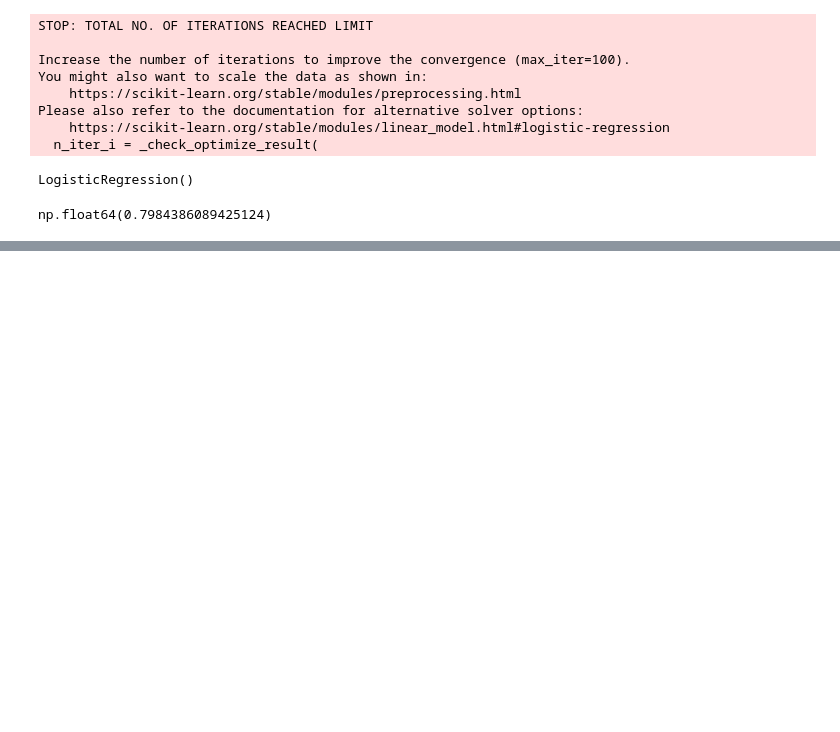
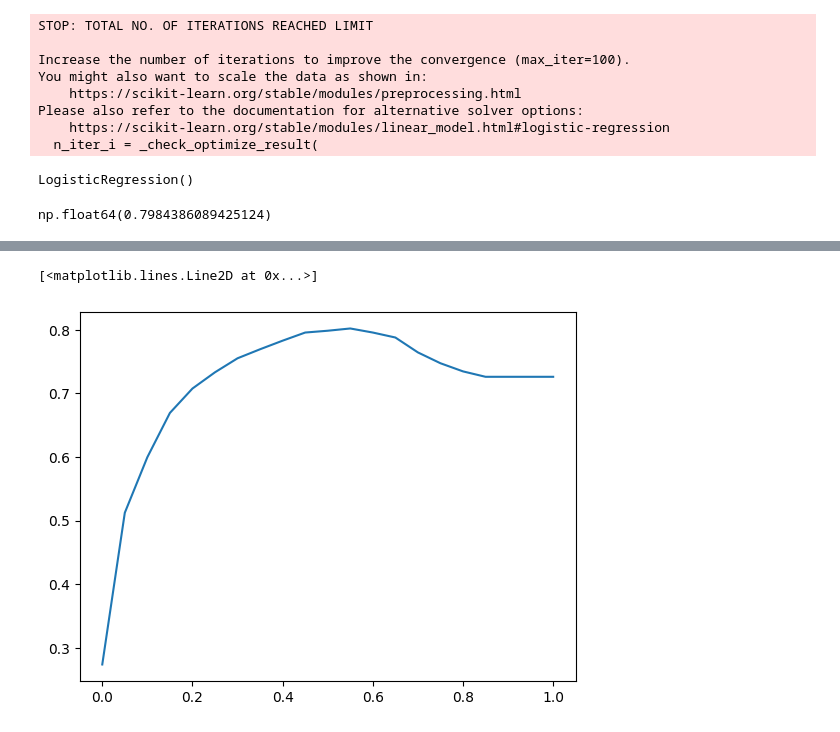
Before and after one commit to mrmyothet/machine-learning-zoomcamp, a Jupyter notebook: 04-Evaluation/notebook.ipynb, the cells around one changed output, grey strips where cells are left out. Drawn from its saved outputs; the diff is of its cells as text; code cells hidden in the pictures; blank space fills up the shorter version.

Commit message:
4.2 - Accuracy and Dummy Model

```diff
--- a/04-Evaluation/notebook.ipynb
+++ b/04-Evaluation/notebook.ipynb
@@ -92,0 +107,3 @@ np.float64(0.7984386089425124)
+# %%
+accuracy = (y_val == churn_decision).mean()
+accuracy
@@ -92,0 +112,10 @@ np.float64(0.7984386089425124)
+# %%
+threadsholds = np.linspace(0, 1, 21)
+accuracy_scores = []
+
+for t in threadsholds:
+    churn_decision = (y_pred >= t)
+    accuracy = (y_val == churn_decision).mean()
+    accuracy_scores.append(accuracy)
+
+    print('%.2f %.3f' % (t, accuracy))
@@ -92,0 +140,5 @@ np.float64(0.7984386089425124)
+# %%
+plt.plot(threadsholds, accuracy_scores)
+# %% [output]
+[<matplotlib.lines.Line2D at 0x...>]
+[figure, added]
```
Also changed, not shown: parts of 11 cells of this notebook.
